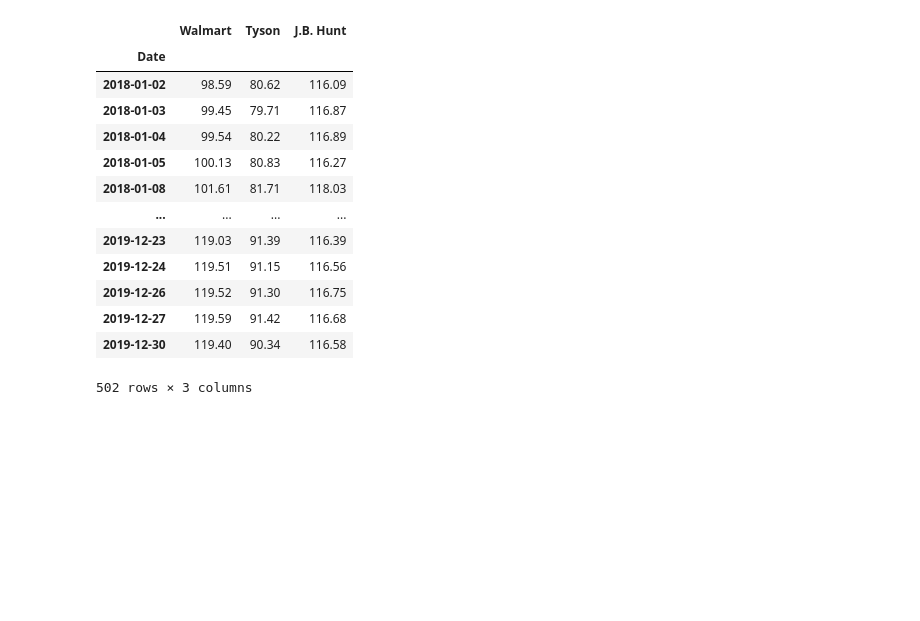
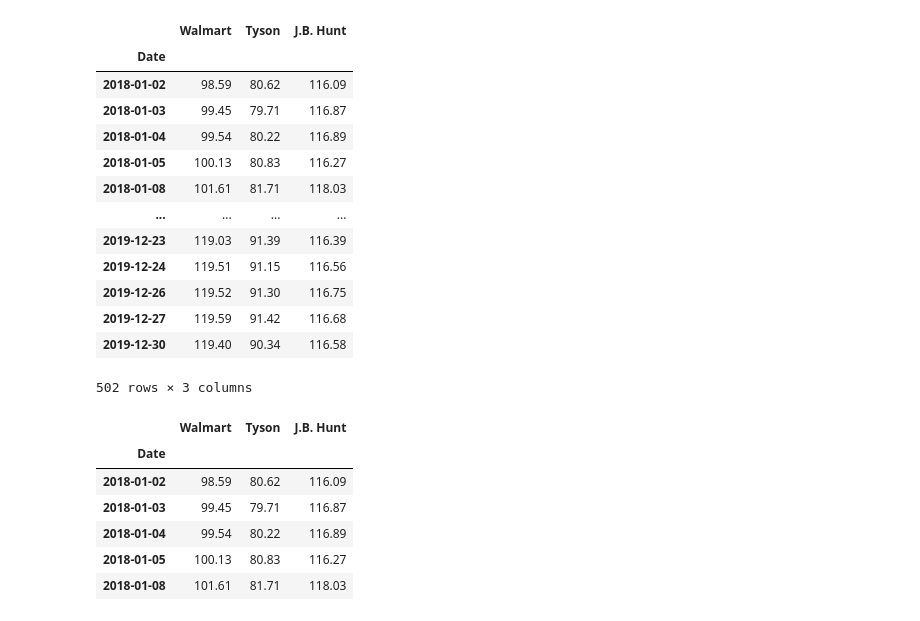
Before and after one commit to campbell8081/Unit04-PandasHW, a Jupyter notebook: whaleportfolio.ipynb, the cells around one changed output. Saved outputs shown, nothing was run; the diff lists cells and outputs as text; code cells hidden in the pictures; blank space fills up the shorter version.

```diff
--- a/whaleportfolio.ipynb
+++ b/whaleportfolio.ipynb
@@ -369,3 +369,15 @@ combined_stock_data
 | 2019-12-27 | 119.59 | 91.42 | 116.68 |
 | 2019-12-30 | 119.40 | 90.34 | 116.58 |
 502 rows × 3 columns
+# %%
+# Reset the index
+combined_stock_data.reset_index(drop=True)
+combined_stock_data.head()
+# %% [output]
+|  | Walmart | Tyson | J.B. Hunt |
+| Date |  |  |  |
+| 2018-01-02 | 98.59 | 80.62 | 116.09 |
+| 2018-01-03 | 99.45 | 79.71 | 116.87 |
+| 2018-01-04 | 99.54 | 80.22 | 116.89 |
+| 2018-01-05 | 100.13 | 80.83 | 116.27 |
+| 2018-01-08 | 101.61 | 81.71 | 118.03 |
```
Also changed, not shown: parts of 8 cells of this notebook.
